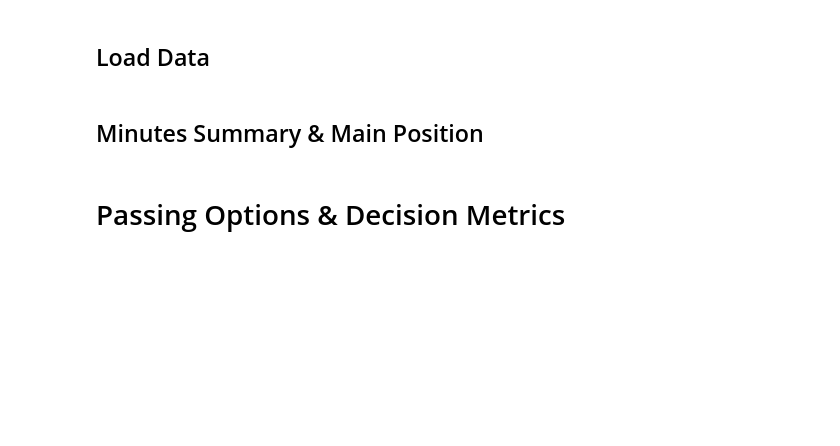
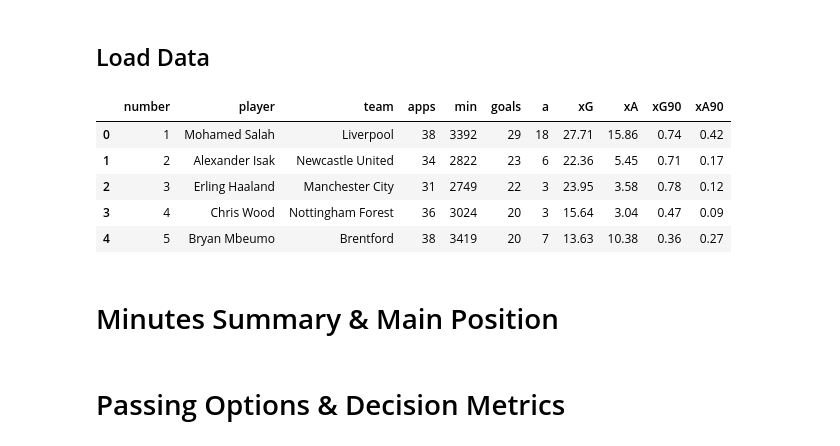
Before and after one commit to vickyfriss/Football-analytics, a Jupyter notebook: 202603 - 3 - Premier League 24-25 player statistics.ipynb, the cells around one changed output. Cells and saved outputs as stored; diff of their text form; code cells hidden in the pictures; blank space fills up the shorter version.

```diff
--- a/202603 - 3 - Premier League 24-25 player statistics.ipynb
+++ b/202603 - 3 - Premier League 24-25 player statistics.ipynb
@@ -61,6 +60,18 @@ players_match = players_match.rename(columns={
     "player_role_acronym": "position",
     "player_role_position_group": "position_group"
 })
+# %%
+# Load xG and other stats from Understat
+stats_understat = pd.read_csv("Datasets/league-players_understat.csv", sep=";")
+stats_understat.head()
+# https://understat.com/league/EPL/2024
+# %% [output]
+|  | number | player | team | apps | min | goals | a | xG | xA | xG90 | xA90 |
+| 0 | 1 | Mohamed Salah | Liverpool | 38 | 3392 | 29 | 18 | 27.71 | 15.86 | 0.74 | 0.42 |
+| 1 | 2 | Alexander Isak | Newcastle United | 34 | 2822 | 23 | 6 | 22.36 | 5.45 | 0.71 | 0.17 |
+| 2 | 3 | Erling Haaland | Manchester City | 31 | 2749 | 22 | 3 | 23.95 | 3.58 | 0.78 | 0.12 |
+| 3 | 4 | Chris Wood | Nottingham Forest | 36 | 3024 | 20 | 3 | 15.64 | 3.04 | 0.47 | 0.09 |
+| 4 | 5 | Bryan Mbeumo | Brentford | 38 | 3419 | 20 | 7 | 13.63 | 10.38 | 0.36 | 0.27 |
 # %% [markdown]
-## Minutes Summary & Main Position
+# Minutes Summary & Main Position
 # %%
```
Also changed, not shown: parts of 14 cells of this notebook.
